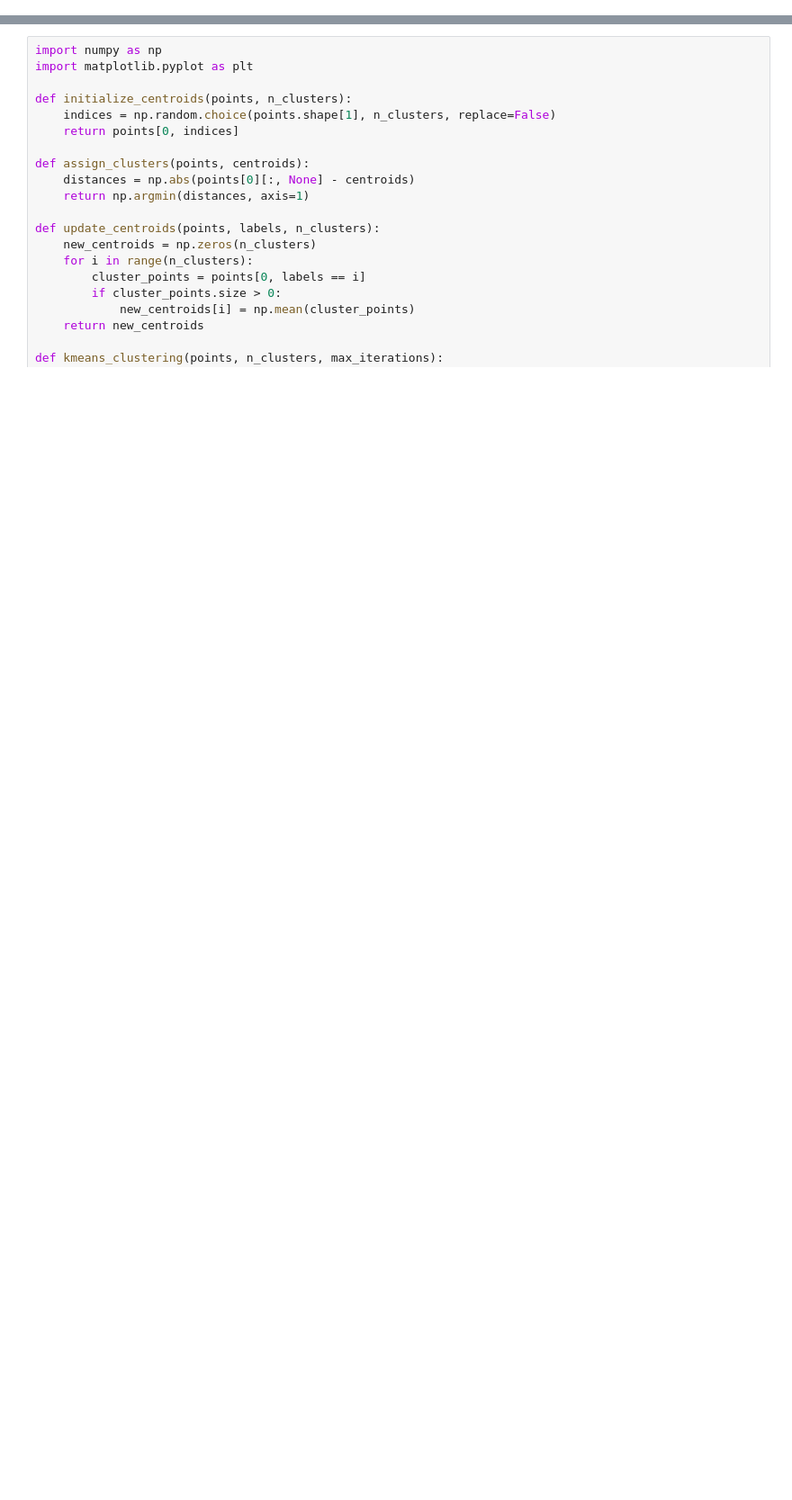
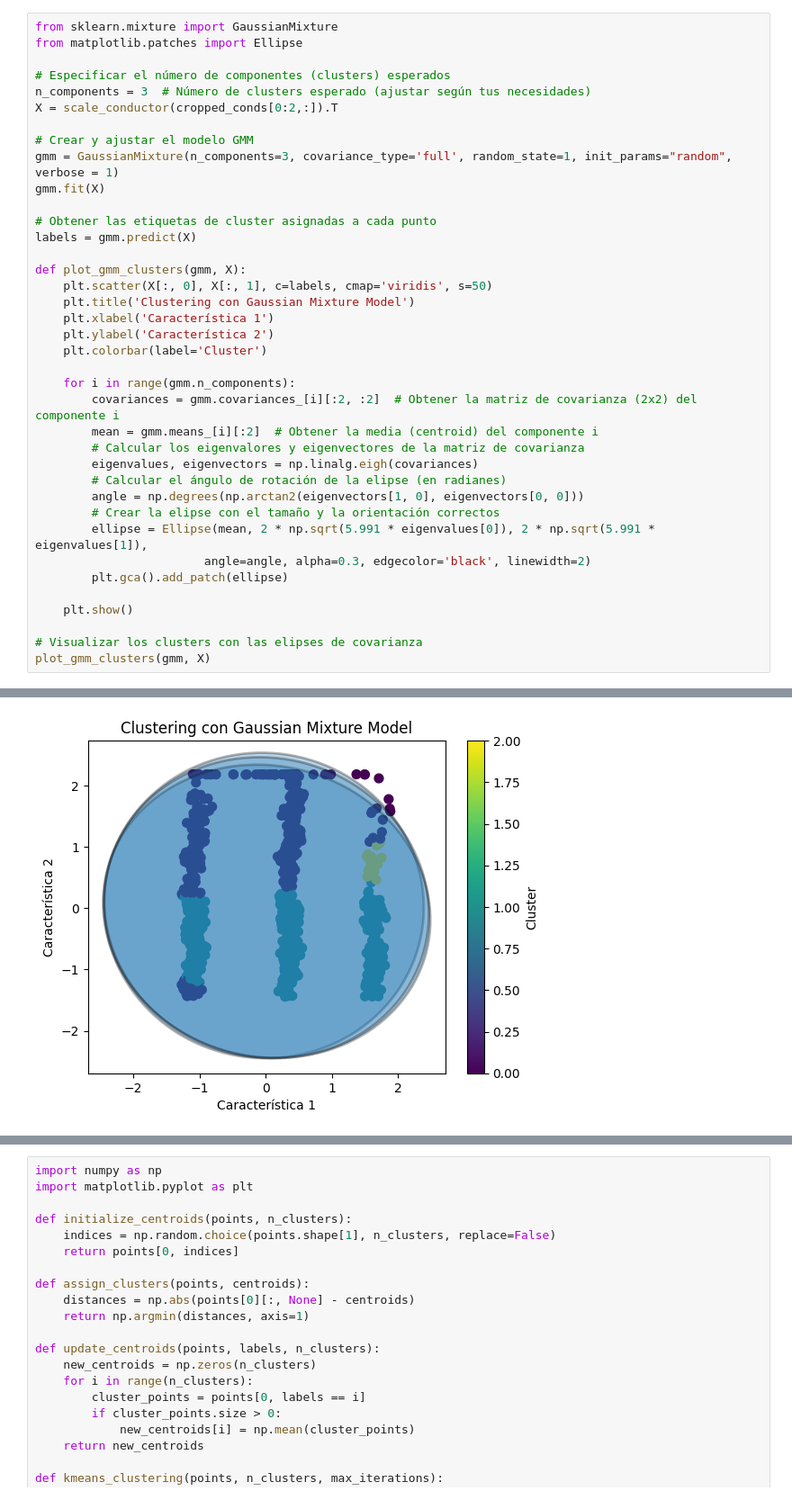
Before and after one commit to DeduceDS/CATENARIA, a Jupyter notebook: catenaria/notebooks/clustering_trials.ipynb, the cells around one changed output, grey strips where cells are left out. Shown: that part at 90% size. Drawn from its saved outputs; the diff is of its cells as text; blank space fills up the shorter version.

```diff
--- a/catenaria/notebooks/clustering_trials.ipynb
+++ b/catenaria/notebooks/clustering_trials.ipynb
@@ -0,0 +18,39 @@
+# %%
+from sklearn.mixture import GaussianMixture
+from matplotlib.patches import Ellipse
+
+# Especificar el número de componentes (clusters) esperados
+n_components = 3  # Número de clusters esperado (ajustar según tus necesidades)
+X = scale_conductor(cropped_conds[0:2,:]).T
+
+# Crear y ajustar el modelo GMM
+gmm = GaussianMixture(n_components=3, covariance_type='full', random_state=1, init_params="random", verbose = 1)
+gmm.fit(X)
+
+# Obtener las etiquetas de cluster asignadas a cada punto
+labels = gmm.predict(X)
+
+def plot_gmm_clusters(gmm, X):
+    plt.scatter(X[:, 0], X[:, 1], c=labels, cmap='viridis', s=50)
+    plt.title('Clustering con Gaussian Mixture Model')
+    plt.xlabel('Característica 1')
+    plt.ylabel('Característica 2')
+    plt.colorbar(label='Cluster')
+
+    for i in range(gmm.n_components):
+        covariances = gmm.covariances_[i][:2, :2]  # Obtener la matriz de covarianza (2x2) del componente i
+        mean = gmm.means_[i][:2]  # Obtener la media (centroid) del componente i
+        # Calcular los eigenvalores y eigenvectores de la matriz de covarianza
+        eigenvalues, eigenvectors = np.linalg.eigh(covariances)
+        # Calcular el ángulo de rotación de la elipse (en radianes)
+        angle = np.degrees(np.arctan2(eigenvectors[1, 0], eigenvectors[0, 0]))
+        # Crear la elipse con el tamaño y la orientación correctos
+        ellipse = Ellipse(mean, 2 * np.sqrt(5.991 * eigenvalues[0]), 2 * np.sqrt(5.991 * eigenvalues[1]),
+                        angle=angle, alpha=0.3, edgecolor='black', linewidth=2)
+        plt.gca().add_patch(ellipse)
+
+    plt.show()
+
+# Visualizar los clusters con las elipses de covarianza
+plot_gmm_clusters(gmm, X)
+# %% [output]
@@ -0,0 +59 @@
+[figure, added]
```
Also changed, not shown: parts of 4 cells of this notebook, 1 other file.
